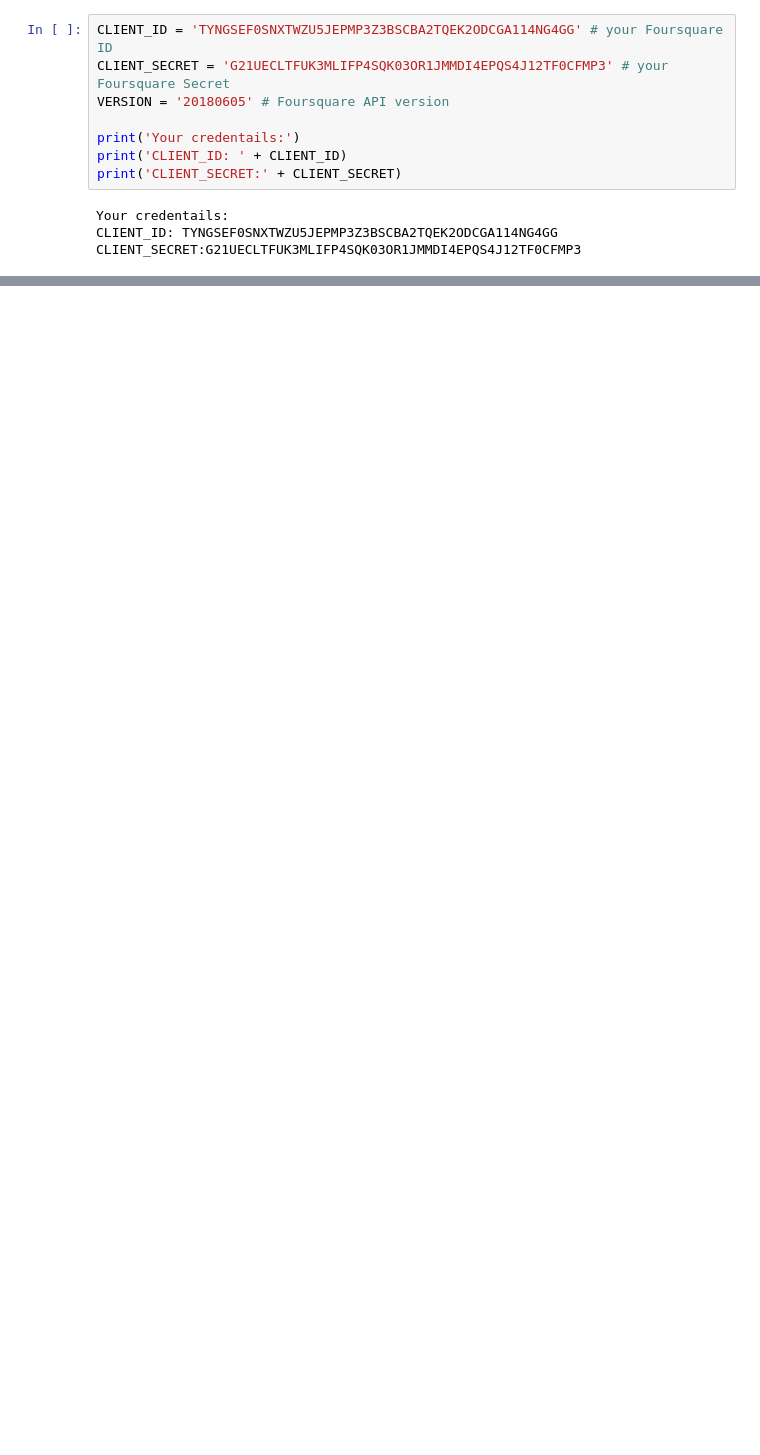
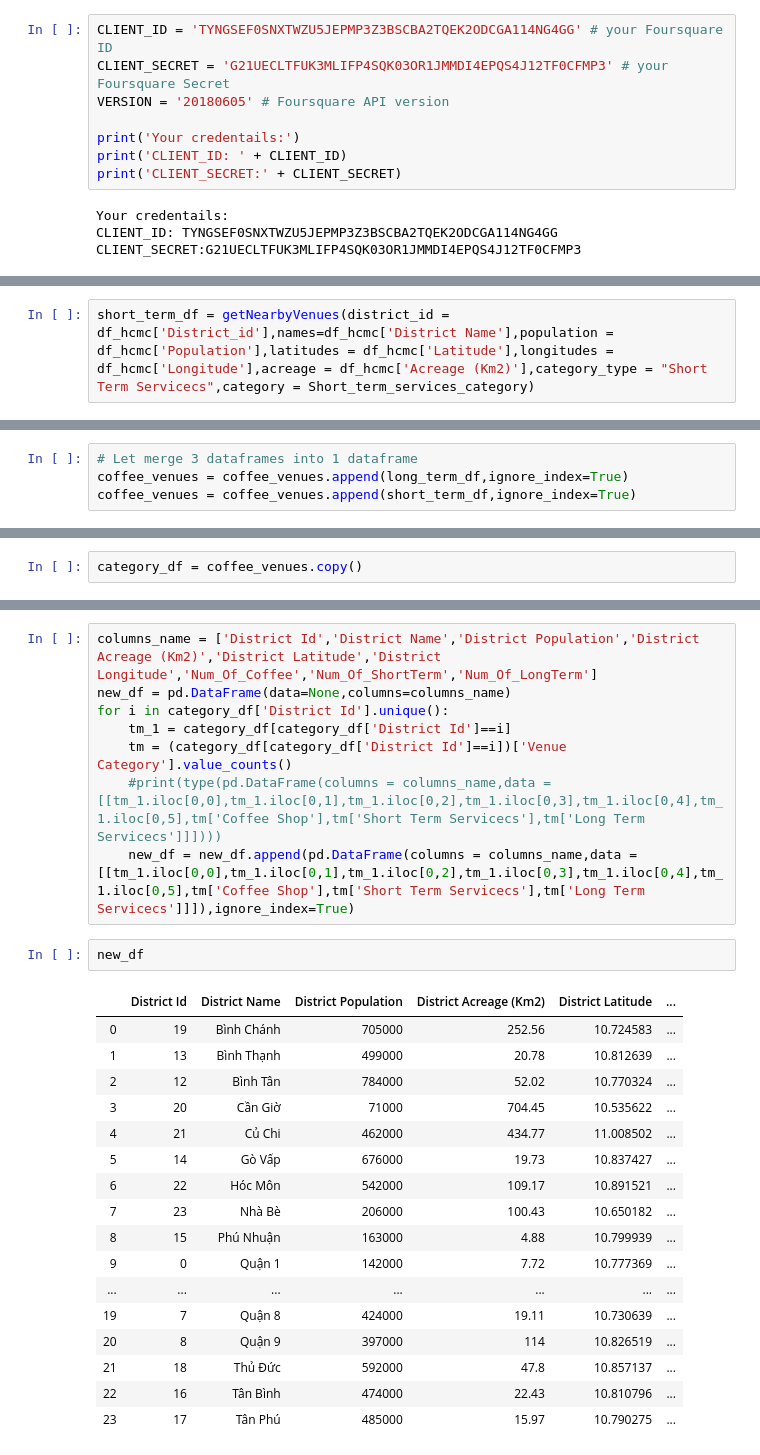
Before and after one commit to giahuy9751990/Coursera_Capstone, a Jupyter notebook: Coursera Week 1 Capstone.ipynb, the cells around one changed output, grey strips where cells are left out. Saved outputs shown, nothing was run; the diff lists cells and outputs as text; blank space fills up the shorter version.

```diff
--- a/Coursera Week 1 Capstone.ipynb
+++ b/Coursera Week 1 Capstone.ipynb
@@ -326,0 +324,2 @@ nearby_venues
+# %%
+short_term_df = getNearbyVenues(district_id = df_hcmc['District_id'],names=df_hcmc['District Name'],population = df_hcmc['Population'],latitudes = df_hcmc['Latitude'],longitudes = df_hcmc['Longitude'],acreage = df_hcmc['Acreage (Km2)'],category_type = "Short Term Servicecs",category = Short_term_services_category)
@@ -326,0 +353,4 @@ nearby_venues
+# %%
+# Let merge 3 dataframes into 1 dataframe
+coffee_venues = coffee_venues.append(long_term_df,ignore_index=True)
+coffee_venues = coffee_venues.append(short_term_df,ignore_index=True)
@@ -326,0 +368,2 @@ nearby_venues
+# %%
+category_df = coffee_venues.copy()
@@ -326,0 +398,28 @@ nearby_venues
+# %%
+columns_name = ['District Id','District Name','District Population','District Acreage (Km2)','District Latitude','District Longitude','Num_Of_Coffee','Num_Of_ShortTerm','Num_Of_LongTerm']
+new_df = pd.DataFrame(data=None,columns=columns_name)
+for i in category_df['District Id'].unique():
+    tm_1 = category_df[category_df['District Id']==i]
+    tm = (category_df[category_df['District Id']==i])['Venue Category'].value_counts()
+    #print(type(pd.DataFrame(columns = columns_name,data = [[tm_1.iloc[0,0],tm_1.iloc[0,1],tm_1.iloc[0,2],tm_1.iloc[0,3],tm_1.iloc[0,4],tm_1.iloc[0,5],tm['Coffee Shop'],tm['Short Term Servicecs'],tm['Long Term Servicecs']]])))
+    new_df = new_df.append(pd.DataFrame(columns = columns_name,data = [[tm_1.iloc[0,0],tm_1.iloc[0,1],tm_1.iloc[0,2],tm_1.iloc[0,3],tm_1.iloc[0,4],tm_1.iloc[0,5],tm['Coffee Shop'],tm['Short Term Servicecs'],tm['Long Term Servicecs']]]),ignore_index=True)
+# %%
+new_df
+# %% [output]
+|  | District Id | District Name | District Population | District Acreage (Km2) | District Latitude | ... |
+| 0 | 19 | Bình Chánh | 705000 | 252.56 | 10.724583 | ... |
+| 1 | 13 | Bình Thạnh | 499000 | 20.78 | 10.812639 | ... |
+| 2 | 12 | Bình Tân | 784000 | 52.02 | 10.770324 | ... |
+| 3 | 20 | Cần Giờ | 71000 | 704.45 | 10.535622 | ... |
+| 4 | 21 | Củ Chi | 462000 | 434.77 | 11.008502 | ... |
+| 5 | 14 | Gò Vấp | 676000 | 19.73 | 10.837427 | ... |
+| 6 | 22 | Hóc Môn | 542000 | 109.17 | 10.891521 | ... |
+| 7 | 23 | Nhà Bè | 206000 | 100.43 | 10.650182 | ... |
+| 8 | 15 | Phú Nhuận | 163000 | 4.88 | 10.799939 | ... |
+| 9 | 0 | Quận 1 | 142000 | 7.72 | 10.777369 | ... |
+| ... | ... | ... | ... | ... | ... | ... |
+| 19 | 7 | Quận 8 | 424000 | 19.11 | 10.730639 | ... |
+| 20 | 8 | Quận 9 | 397000 | 114 | 10.826519 | ... |
+| 21 | 18 | Thủ Đức | 592000 | 47.8 | 10.857137 | ... |
+| 22 | 16 | Tân Bình | 474000 | 22.43 | 10.810796 | ... |
+| 23 | 17 | Tân Phú | 485000 | 15.97 | 10.790275 | ... |
```
Also changed, not shown: parts of 31 cells of this notebook, 1 other file.
